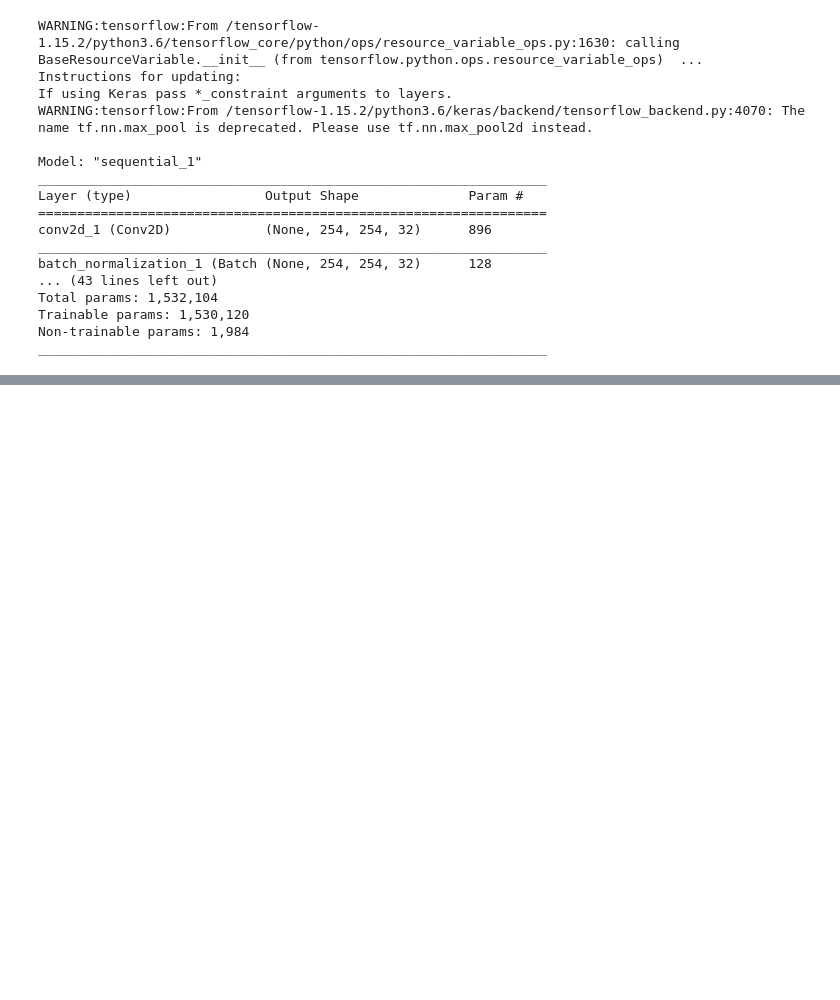
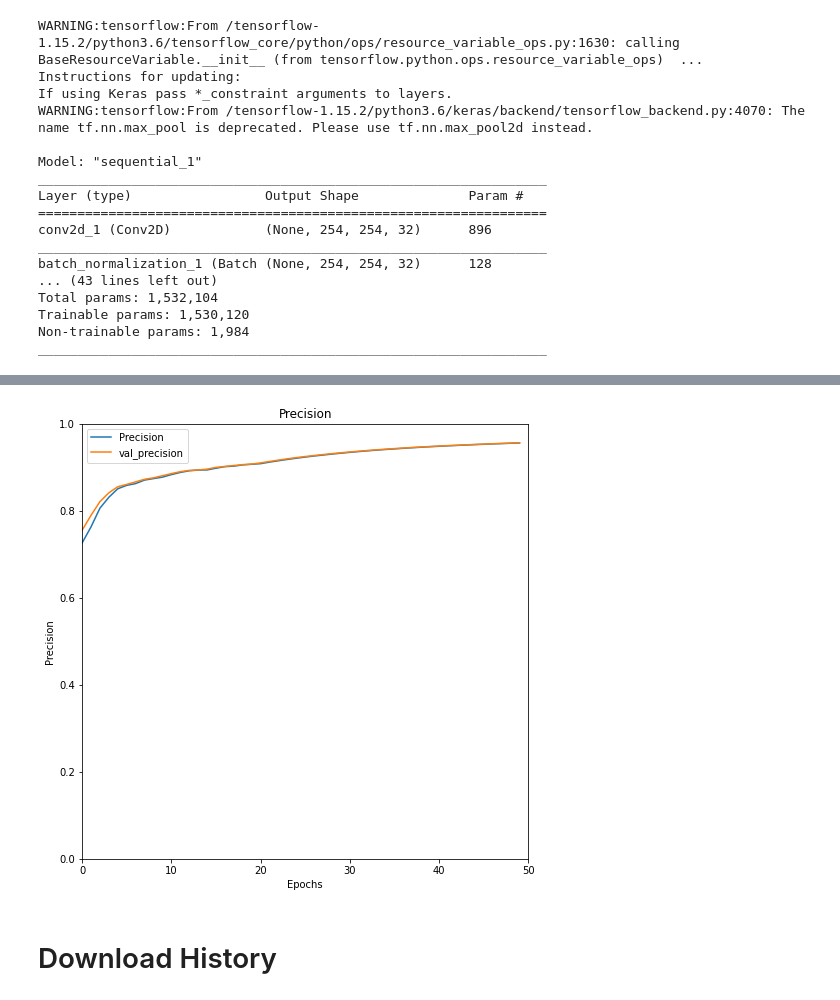
Before and after one commit to afifaniks/TomatoLeafDiseaseDetection, a Jupyter notebook: Leaf_Disease_Detection.ipynb, the cells around one changed output, grey strips where cells are left out. Saved outputs shown, nothing was run; the diff lists cells and outputs as text; code cells hidden in the pictures; blank space fills up the shorter version.

```diff
--- a/Leaf_Disease_Detection.ipynb
+++ b/Leaf_Disease_Detection.ipynb
@@ -271,0 +254,14 @@ model.evaluate()
+# %%
+plt.figure(figsize=(8, 8))
+plt.title("Precision")
+plt.xlim(0, 50)
+plt.ylim(0, 1)
+plt.plot(results.history['precision'], label="Precision")
+plt.plot(results.history['val_precision'], label="val_precision")
+plt.xlabel("Epochs")
+plt.ylabel("Precision")
+plt.legend();
+# %% [output]
+[figure, added]
+# %% [markdown]
+# Download History
```
Also changed, not shown: parts of 19 cells of this notebook.
